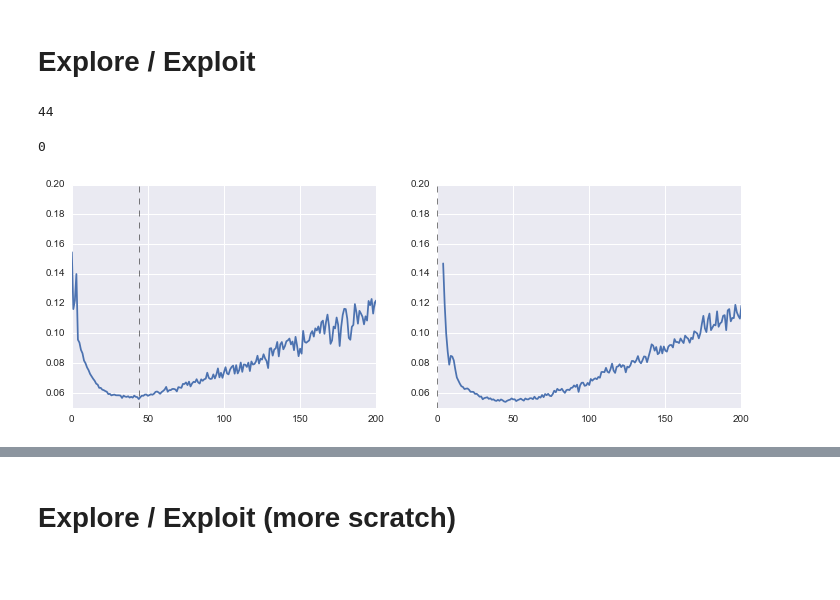
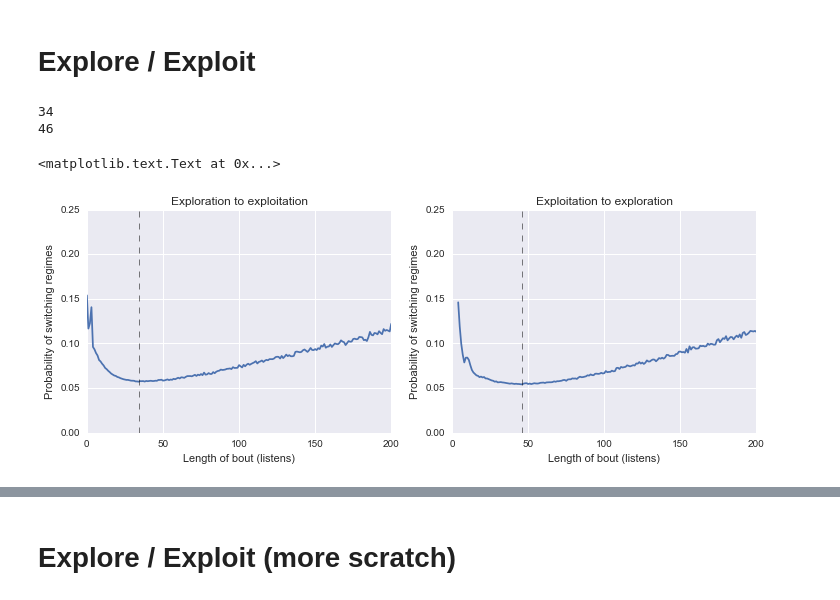
Before and after one commit to jlorince/MusicForaging, a Jupyter notebook: notebooks/result_viz.ipynb, the cells around one changed output, grey strips where cells are left out. Saved outputs shown, nothing was run; the diff lists cells and outputs as text; code cells hidden in the pictures; blank space fills up the shorter version.

```diff
--- a/notebooks/result_viz.ipynb
+++ b/notebooks/result_viz.ipynb
@@ -432,17 +432,38 @@ with open('../testData/explore_concat') as fin:
             continue
 # %%
 fig,axes = plt.subplots(1,2,figsize=(12,4))
+
 for i,result in enumerate((result_exploit,result_explore)):
     ax= axes[i]
-    plt_result = np.nanmean(np.vstack(result),0)
+    arr = np.vstack(result)
+    plt_result = np.nanmean(arr,0)
     ax.plot(plt_result)
-    if
-    the_min = plt_result.argmin()
+    if i==1:
+        the_min = 4+plt_result[4:].argmin()
+    else:
+        the_min = plt_result.argmin()
     ax.axvline(the_min,c='k',ls='--',lw=.5)
     ax.set_xlim(0,200)
-    ax.set_ylim(0.05,.2)
+    #ax.set_ylim(0.05,.2)
+    ax.set_ylabel('Probability of switching regimes')
+    ax.set_xlabel('Length of bout (listens)')
     print the_min
+    ax.set_ylim(0,0.25)
+axes[0].set_title('Exploration to exploitation')
+axes[1].set_title('Exploitation to exploration')
+
+
+
+#     ci_lower = []
+#     ci_upper = []
+#     for i in xrange(arr.shape[1]):
+#         #lower,upper = ci(arrmean[:,i],statfunction=np.nanmean,n_samples=1000)
+#         lower,upper = bootstrap(arr[:,i],statistic=np.nanmean,num_samples=1000)
+#         ci_lower.append(lower)
+#         ci_upper.append(upper)
+#     ax.fill_between(ci_lower,ci_upper,alpha=.5)
 # %% [output]
-44
+34
+46
-0
+<matplotlib.text.Text at 0x...>
-[figure, old version]
+[figure, new version]
```
Also changed, not shown: parts of 2 cells of this notebook, 5 other files.
